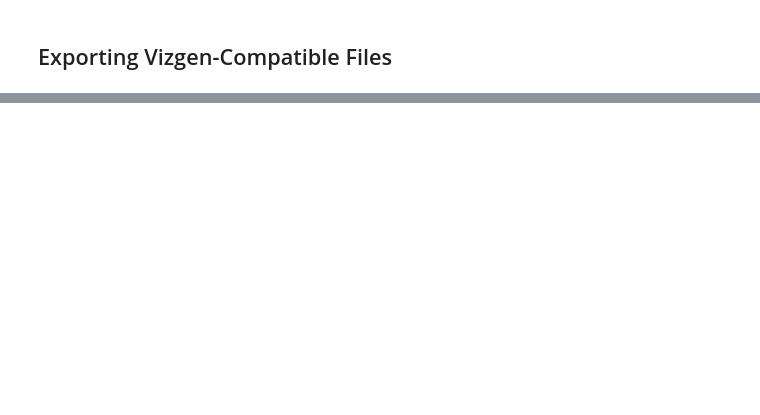
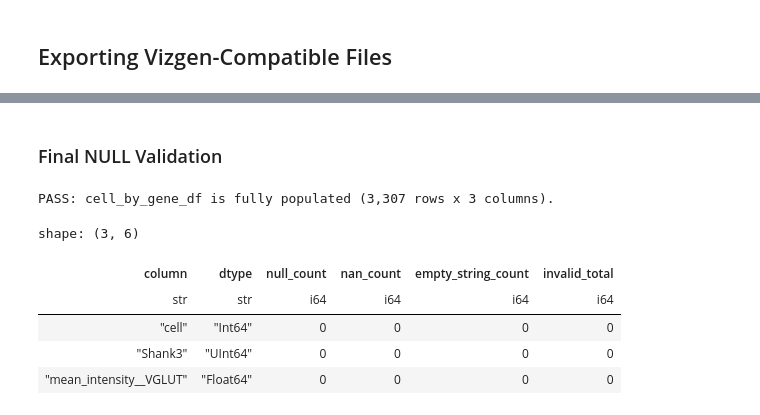
Before and after one commit to codynhanpham/RNAScopePreprocessing, a Jupyter notebook: notebooks/imapose2vizgen/_template_scratch_imapose2vizgen.ipynb, the cells around one changed output, grey strips where cells are left out. Cells and saved outputs as stored; diff of their text form; code cells hidden in the pictures; blank space fills up the shorter version.

```diff
--- a/notebooks/imapose2vizgen/_template_scratch_imapose2vizgen.ipynb
+++ b/notebooks/imapose2vizgen/_template_scratch_imapose2vizgen.ipynb
@@ -1296,0 +1714,69 @@ cell_by_gene_df
+# %% [markdown]
+### Final NULL Validation
+# %%
+# Validate that cell_by_gene_df has no empty/null/NaN values
+if "cell_by_gene_df" not in globals():
+	raise NameError("cell_by_gene_df is not defined. Run the cell_by_gene export cell first.")
+
+checks: list[dict[str, int | str]] = []
+invalid_exprs = []
+
+for col, dtype in zip(cell_by_gene_df.columns, cell_by_gene_df.dtypes):
+	null_count = int(cell_by_gene_df.select(pl.col(col).is_null().sum()).item())
+
+	if dtype in (pl.Float32, pl.Float64):
+		nan_count = int(cell_by_gene_df.select(pl.col(col).is_nan().sum()).item())
+	else:
+		nan_count = 0
+
+	if dtype == pl.String:
+		empty_count = int(cell_by_gene_df.select(pl.col(col).str.strip_chars().eq("").sum()).item())
+	else:
+		empty_count = 0
+
+	checks.append({
+		"column": col,
+		"dtype": str(dtype),
+		"null_count": null_count,
+		"nan_count": nan_count,
+		"empty_string_count": empty_count,
+		"invalid_total": null_count + nan_count + empty_count,
+	})
+
+	expr = pl.col(col).is_null()
+	if dtype in (pl.Float32, pl.Float64):
+		expr = expr | pl.col(col).is_nan()
+	if dtype == pl.String:
+		expr = expr | pl.col(col).str.strip_chars().eq("")
+	invalid_exprs.append(expr)
+
+validation_df = pl.DataFrame(checks)
+problem_cols = validation_df.filter(pl.col("invalid_total") > 0)
+
+rows_with_invalid = (
+	cell_by_gene_df
+	.with_row_index("row_idx")
+	.filter(pl.any_horizontal(invalid_exprs))
+)
+
+if problem_cols.height == 0 and rows_with_invalid.height == 0:
+	print(
+		f"PASS: cell_by_gene_df is fully populated "
+		f"({cell_by_gene_df.height:,} rows x {cell_by_gene_df.width} columns)."
+	)
+else:
+	print("FAIL: Found invalid values (null/NaN/empty string).")
+	print("\nColumns with invalid values:")
+	display(problem_cols)
+	print("\nSample rows containing invalid values (first 20):")
+	display(rows_with_invalid.head(20))
+
+validation_df.sort("invalid_total", descending=True)
+# %% [output]
+PASS: cell_by_gene_df is fully populated (3,307 rows x 3 columns).
+shape: (3, 6)
+| column | dtype | null_count | nan_count | empty_string_count | invalid_total |
+| str | str | i64 | i64 | i64 | i64 |
+| "cell" | "Int64" | 0 | 0 | 0 | 0 |
+| "Shank3" | "UInt64" | 0 | 0 | 0 | 0 |
+| "mean_intensity__VGLUT" | "Float64" | 0 | 0 | 0 | 0 |
```
Also changed, not shown: parts of 33 cells of this notebook.
